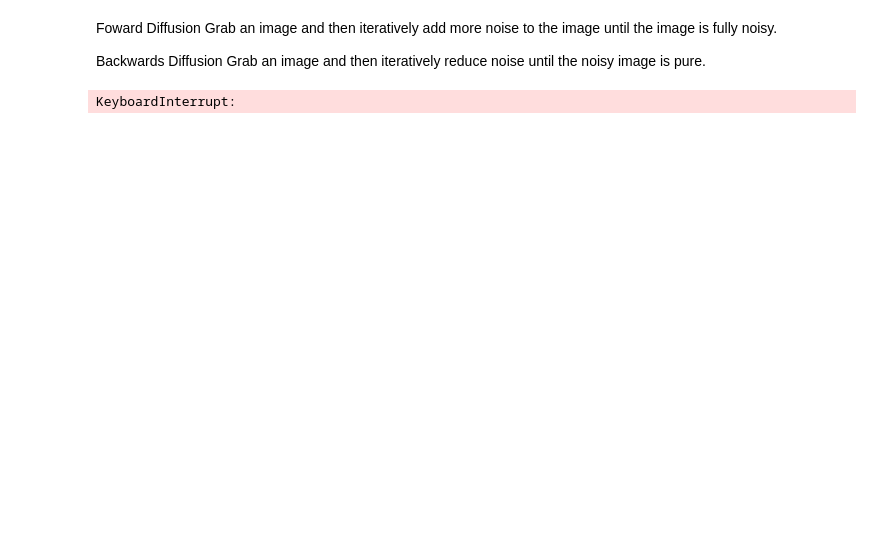
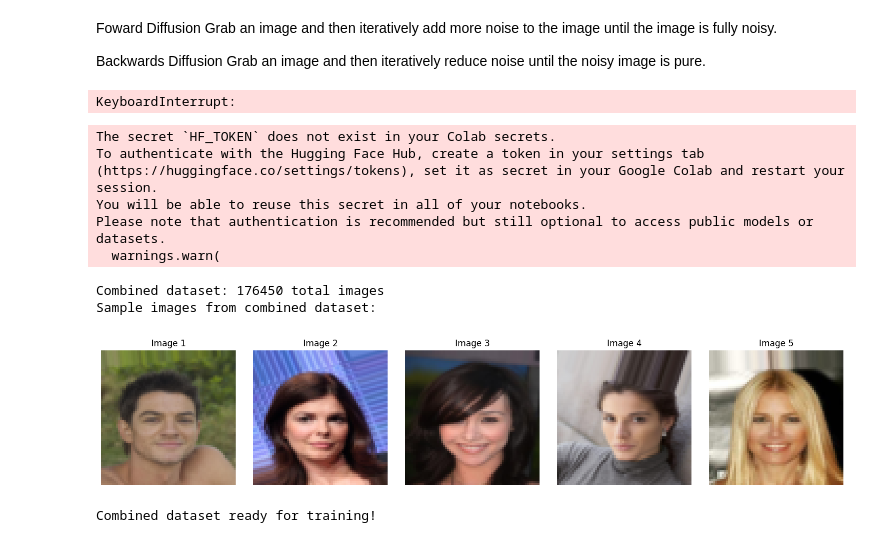
Before and after one commit to dtran556/asdfasdfa, a Jupyter notebook: text_to_image.ipynb, the cells around one changed output. Saved outputs shown, nothing was run; the diff lists cells and outputs as text; code cells hidden in the pictures; blank space fills up the shorter version.

```diff
--- a/text_to_image.ipynb
+++ b/text_to_image.ipynb
@@ -71,16 +71,9 @@ import torch.nn.functional as F
 from torch.optim import Adam
 # %%
 celeb_dataset = load_dataset("flwrlabs/celeba", split="train")
-pokemon_dataset = load_dataset("huggingface/diffusion-models-class", "pokemon")
-food_dataset = load_dataset("food101", split="train[:10000]")
-pets_dataset = load_dataset("oxford_iiit_pet", split="train")
-cars_dataset = load_dataset("stanford_cars", split="train")
+food_dataset = load_dataset("ethz/food101", split="train[:10000]")
+pets_dataset = load_dataset("timm/oxford-iiit-pet", split="train")
 
-print(f"CelebA: {len(celeb_dataset)} images")
-print(f"Pokemon: {len(pokemon_dataset['train'])} images")
-print(f"Food-101: {len(food_dataset)} images")
-print(f"Pets: {len(pets_dataset)} images")
-print(f"Stanford Cars: {len(cars_dataset)} images")
 
 transform = transforms.Compose([
     transforms.Resize((64, 64)),
@@ -88,68 +81,73 @@ transform = transforms.Compose([
 ])
 
 class CombinedDataset(torch.utils.data.Dataset):
-    def __init__(self, celeb_data, pokemon_data, food_data, pets_data, cars_data, transform=None):
+    def __init__(self, celeb_data,  food_data, pets_data, transform=None):
         self.celeb_data = celeb_data
-        self.pokemon_data = pokemon_data['train']
+
         self.food_data = food_data
         self.pets_data = pets_data
-        self.cars_data = cars_data
+
         self.transform = transform
 
         self.celeb_len = len(celeb_data)
-        self.pokemon_len = len(self.pokemon_data)
+
         self.food_len = len(food_data)
         self.pets_len = len(pets_data)
-        self.cars_len = len(cars_data)
-        self.total_len = self.celeb_len + self.pokemon_len + self.food_len + self.pets_len + self.cars_len
+
+        self.total_len = self.celeb_len  + self.food_len + self.pets_len
 
     def __len__(self):
         return self.total_len
+
 
     def __getitem__(self, idx):
         if idx < self.celeb_len:
             item = self.celeb_data[idx]
             image = item['image']
-        elif idx < self.celeb_len + self.pokemon_len:
-            item = self.pokemon_data[idx - self.celeb_len]
-            image = item['image']
-        elif idx < self.celeb_len + self.pokemon_len + self.food_len:
-            item = self.food_data[idx - self.celeb_len - self.pokemon_len]
-            image = item['image']
-        elif idx < self.celeb_len + self.pokemon_len + self.food_len + self.pets_len:
-            item = self.pets_data[idx - self.celeb_len - self.pokemon_len - self.food_len]
-            image = item['image']
+        elif idx < self.celeb_len + self.food_len:
+             item = self.food_data[idx - self.celeb_len ]
+             image = item['image']
         else:
-            item = self.cars_data[idx - self.celeb_len - self.pokemon_len - self.food_len - self.pets_len]
-            image = item['image']
+          item = self.celeb_len  + self.food_len + self.pets_len
+          image = item['image']
 
         if self.transform:
             image = self.transform(image)
 
         return image
 
-combined_dataset = CombinedDataset(celeb_dataset, pokemon_dataset, food_dataset, pets_dataset, cars_dataset, transform=transform)
+combined_dataset = CombinedDataset(celeb_dataset,  food_dataset, pets_dataset, transform=transform)
 dataloader = DataLoader(combined_dataset, batch_size=1, shuffle=True)
 
 print(f"Combined dataset: {len(combined_dataset)} total images")
 
 print("Sample images from combined dataset:")
 fig, axes = plt.subplots(1, 5, figsize=(15, 3))
 for i, image in enumerate(dataloader):
     if i >= 5:
         break
 
     img_display = image.squeeze(0).numpy()
     img_display = np.transpose(img_display, (1, 2, 0))
     img_display = np.clip(img_display, 0, 1)
 
     axes[i].imshow(img_display)
     axes[i].set_title(f"Image {i+1}")
     axes[i].axis('off')
 
 plt.tight_layout()
 plt.show()
 print("Combined dataset ready for training!")
+# %% [output]
+The secret `HF_TOKEN` does not exist in your Colab secrets.
+To authenticate with the Hugging Face Hub, create a token in your settings tab (https://huggingface.co/settings/tokens), set it as secret in your Google Colab and restart your session.
+You will be able to reuse this secret in all of your notebooks.
+Please note that authentication is recommended but still optional to access public models or datasets.
+  warnings.warn(
+Combined dataset: 176450 total images
+Sample images from combined dataset:
+[figure, added]
+Combined dataset ready for training!
 # %%
 class SimpleUNet(nn.Module):
     def __init__(self):
```
Also changed, not shown: parts of 1 cell of this notebook.
